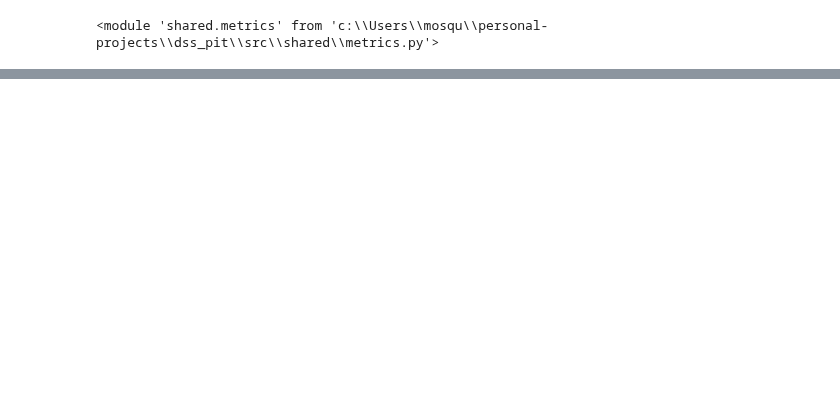
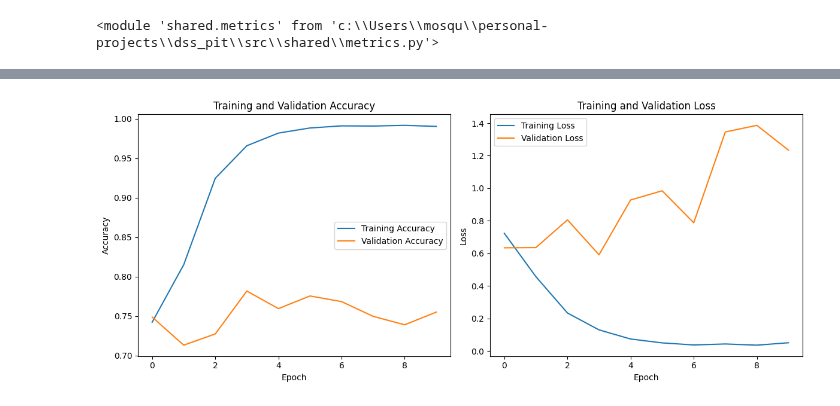
Before and after one commit to cmosqueda/dss-final-pit, a Jupyter notebook: src/notebooks/deep/unesco/rnn.ipynb, the cells around one changed output, grey strips where cells are left out. Cells and saved outputs as stored; diff of their text form; code cells hidden in the pictures; blank space fills up the shorter version.

```diff
--- a/src/notebooks/deep/unesco/rnn.ipynb
+++ b/src/notebooks/deep/unesco/rnn.ipynb
@@ -65,0 +160,8 @@ Name: count, dtype: int64
+# %%
+label_encoder = LabelEncoder()
+y = label_encoder.fit_transform(df_final["Y"])
+
+print("Encoded labels (first 5):")
+print(y[:5])
+print("Original classes:")
+print(label_encoder.classes_)
@@ -65,0 +216,7 @@ Name: count, dtype: int64
+# %%
+X_train, X_test, y_train, y_test = train_test_split(X, y, test_size=0.2, random_state=42)
+
+print(f"Shape of X_train: {X_train.shape}")
+print(f"Shape of X_test: {X_test.shape}")
+print(f"Shape of y_train: {y_train.shape}")
+print(f"Shape of y_test: {y_test.shape}")
@@ -65,0 +270,3 @@ Name: count, dtype: int64
+# %%
+history = model.fit(X_train, y_train, epochs=10, batch_size=32, validation_data=(X_test, y_test))
+print("Model training complete. Training history stored in 'history' variable.")
@@ -65,0 +322,27 @@ Name: count, dtype: int64
+# %%
+# Get training history
+hist = history.history
+
+# Plot training and validation accuracy
+plt.figure(figsize=(12, 5))
+plt.subplot(1, 2, 1)
+plt.plot(hist['accuracy'], label='Training Accuracy')
+plt.plot(hist['val_accuracy'], label='Validation Accuracy')
+plt.title('Training and Validation Accuracy')
+plt.xlabel('Epoch')
+plt.ylabel('Accuracy')
+plt.legend()
+
+# Plot training and validation loss
+plt.subplot(1, 2, 2)
+plt.plot(hist['loss'], label='Training Loss')
+plt.plot(hist['val_loss'], label='Validation Loss')
+plt.title('Training and Validation Loss')
+plt.xlabel('Epoch')
+plt.ylabel('Loss')
+plt.legend()
+
+plt.tight_layout()
+plt.show()
+# %% [output]
+[figure, added]
```
Also changed, not shown: parts of 18 cells of this notebook, 2 other files.
